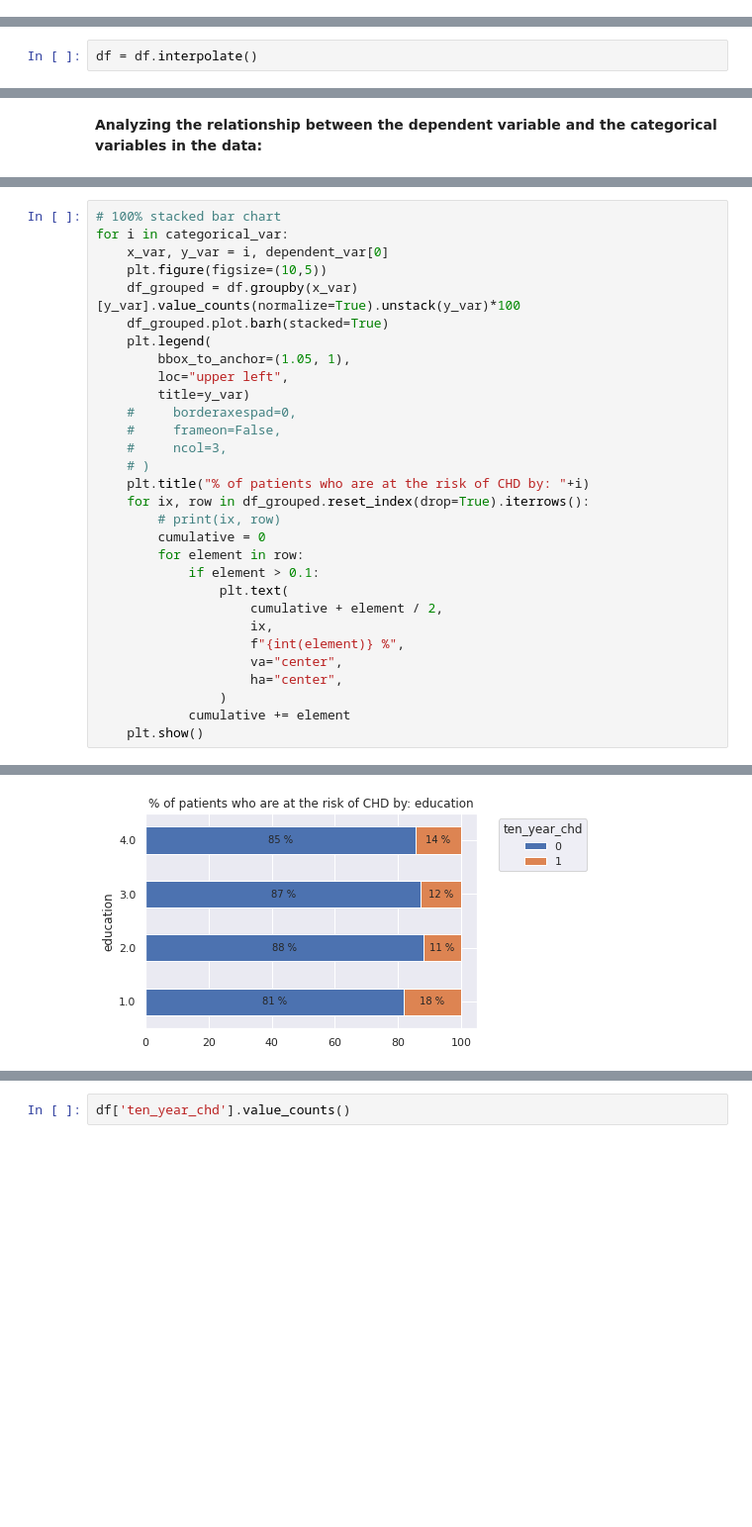
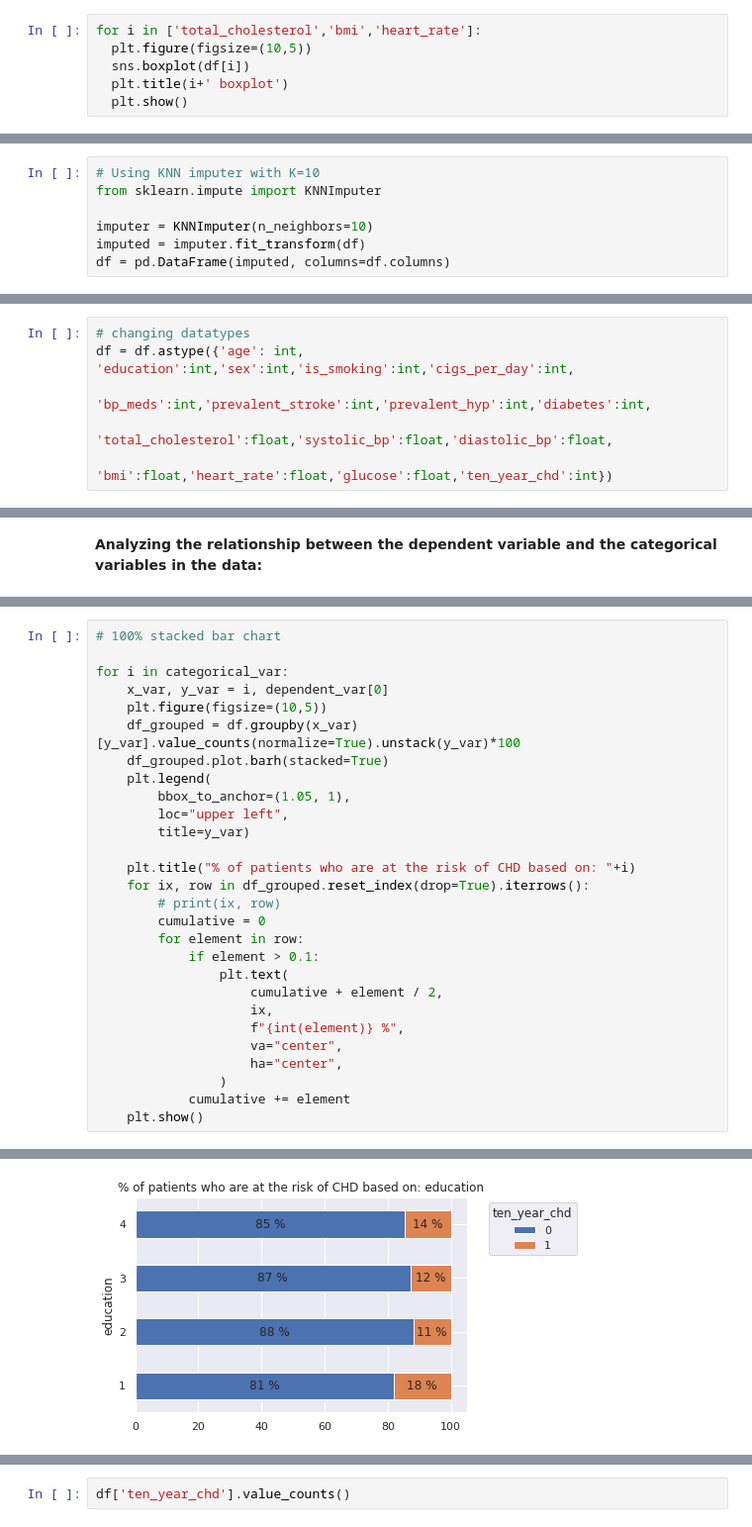
Before and after one commit to shaloy-lewis/cardiovascular_risk_prediction, a Jupyter notebook: Cardiovascular_Risk_Prediction_Shaloy_Lewis.ipynb, the cells around one changed output, grey strips where cells are left out. Shown at 99% size. Saved outputs shown, nothing was run; the diff lists cells and outputs as text; blank space fills up the shorter version.

```diff
--- a/Cardiovascular_Risk_Prediction_Shaloy_Lewis.ipynb
+++ b/Cardiovascular_Risk_Prediction_Shaloy_Lewis.ipynb
@@ -291,0 +318,6 @@ sns.boxplot(df['total_cholesterol'])
+# %%
+for i in ['total_cholesterol','bmi','heart_rate']:
+  plt.figure(figsize=(10,5))
+  sns.boxplot(df[i])
+  plt.title(i+' boxplot')
+  plt.show()
@@ -349,2 +393,0 @@ df.glucose.mean(),df.glucose.median(),df.glucose.mode()
-# %%
-df = df.interpolate()
@@ -361,3 +394,10 @@ sns.boxplot(df['glucose'])
+# %%
+# Using KNN imputer with K=10
+from sklearn.impute import KNNImputer
+
+imputer = KNNImputer(n_neighbors=10)
+imputed = imputer.fit_transform(df)
+df = pd.DataFrame(imputed, columns=df.columns)
 # %%
 df.glucose.mean(),df.glucose.median(),df.glucose.mode()
 # %% [output]
@@ -365,0 +430,6 @@ df.glucose.mean(),df.glucose.median(),df.glucose.mode()
+# %%
+# changing datatypes
+df = df.astype({'age': int, 'education':int,'sex':int,'is_smoking':int,'cigs_per_day':int,
+               'bp_meds':int,'prevalent_stroke':int,'prevalent_hyp':int,'diabetes':int,
+               'total_cholesterol':float,'systolic_bp':float,'diastolic_bp':float,
+               'bmi':float,'heart_rate':float,'glucose':float,'ten_year_chd':int})
@@ -504,35 +592,33 @@ for i in categorical_var:
 * Let's build a 100% stacked bar chart to get a better idea of the distribution of the dependent variable.
 # %%
 # 100% stacked bar chart
+
 for i in categorical_var:
     x_var, y_var = i, dependent_var[0]
     plt.figure(figsize=(10,5))
     df_grouped = df.groupby(x_var)[y_var].value_counts(normalize=True).unstack(y_var)*100
     df_grouped.plot.barh(stacked=True)
     plt.legend(
         bbox_to_anchor=(1.05, 1),
         loc="upper left",
         title=y_var)
-    #     borderaxespad=0,
-    #     frameon=False,
-    #     ncol=3,
-    # )
-    plt.title("% of patients who are at the risk of CHD by: "+i)
+
+    plt.title("% of patients who are at the risk of CHD based on: "+i)
     for ix, row in df_grouped.reset_index(drop=True).iterrows():
         # print(ix, row)
         cumulative = 0
         for element in row:
             if element > 0.1:
                 plt.text(
                     cumulative + element / 2,
                     ix,
                     f"{int(element)} %",
                     va="center",
                     ha="center",
                 )
             cumulative += element
     plt.show()
 # %% [output]
 <Figure size 720x360 with 0 Axes>
-[figure, old version]
+[figure, new version]
 <Figure size 720x360 with 0 Axes>
```
Also changed, not shown: parts of 51 cells of this notebook.
